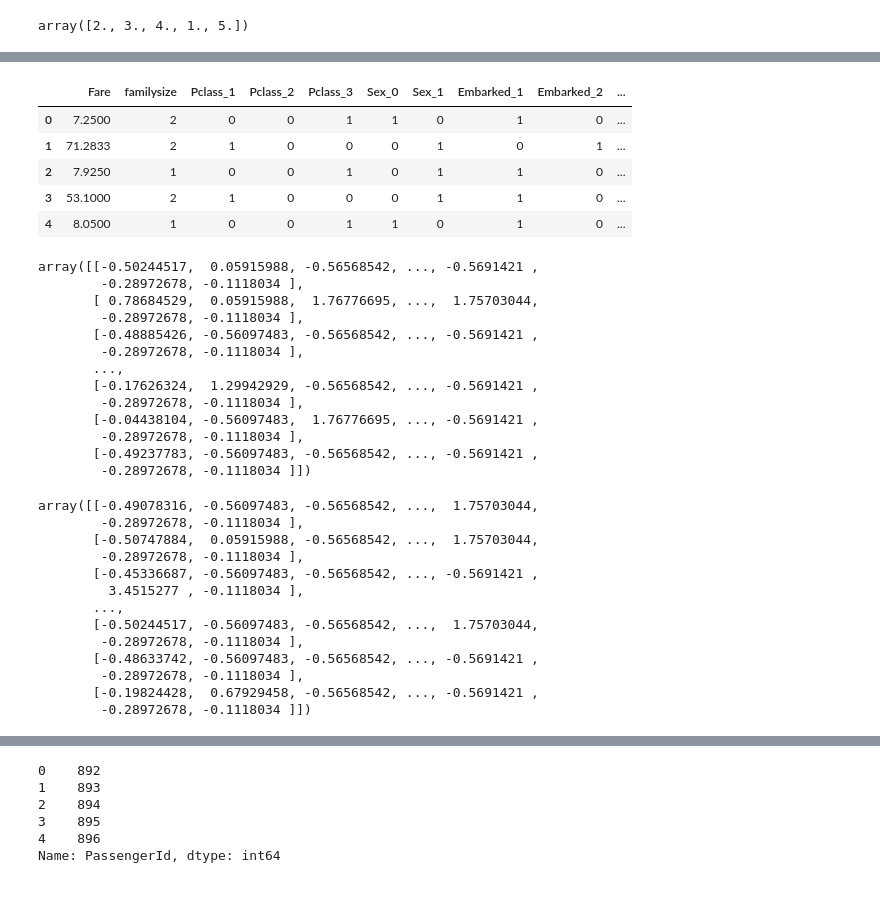
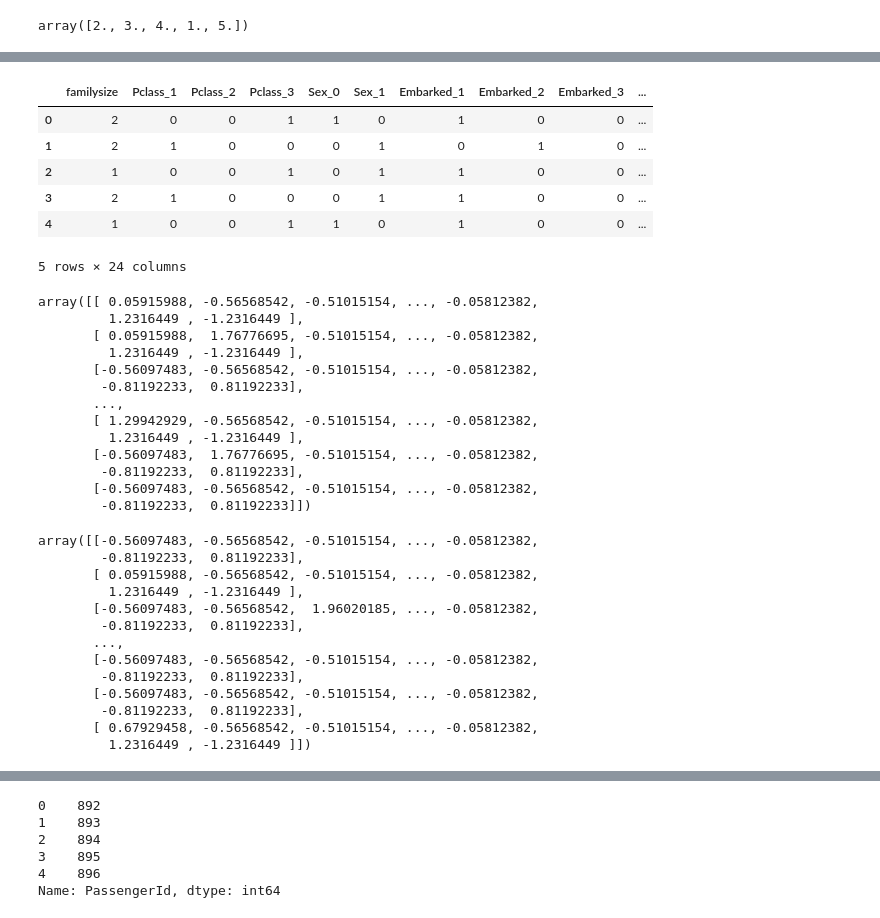
Before and after one commit to bhalalaparas/Titanic-Kaggle, a Jupyter notebook: titanic-kaggel.ipynb, the cells around one changed output, grey strips where cells are left out. Saved outputs shown, nothing was run; the diff lists cells and outputs as text; code cells hidden in the pictures.

```diff
--- a/titanic-kaggel.ipynb
+++ b/titanic-kaggel.ipynb
@@ -245,5 +245,5 @@ array([2., 3., 4., 1., 5.])
 # %%
 combine=combine.drop(['Age_Band'],1)
 # %%
-# combine['Fare_Band']=pd.cut(combine['Fare'],3)
-# combine['Fare_Band'].unique()
+combine['Fare_Band']=pd.cut(combine['Fare'],3)
+combine['Fare_Band'].unique()
@@ -250,5 +253,8 @@ combine=combine.drop(['Age_Band'],1)
 # %%
-# combine.loc[(combine['Fare']<=170.776),'Fare']=1
-# combine.loc[(combine['Fare']>170.776) & (combine['Fare']<=314.553),'Fare']=2
-# combine.loc[(combine['Fare']>314.553) & (combine['Fare']<=512.329),'Fare']=3
-# combine=combine.drop(['Fare_Band'],1)
+combine.loc[(combine['Fare']<=170.776),'Fare']=1
+combine.loc[(combine['Fare']>170.776) & (combine['Fare']<=314.553),'Fare']=2
+combine.loc[(combine['Fare']>314.553) & (combine['Fare']<=512.329),'Fare']=3
+combine=combine.drop(['Fare_Band'],1)
+# %%
+combine['isalone']=0
+combine.loc[(combine['familysize']<2),"isalone"]=1
@@ -255,13 +270,14 @@ combine=combine.drop(['Age_Band'],1)
 # %%
-combine=pd.get_dummies(columns=['Pclass','Sex','Embarked','Title','Age'],data=combine)
+combine=pd.get_dummies(columns=['Pclass','Sex','Embarked','Title','Age','Fare','isalone'],data=combine)
 combine.head()
 # %% [output]
-|  | Fare | familysize | Pclass_1 | Pclass_2 | Pclass_3 | Sex_0 | Sex_1 | Embarked_1 | Embarked_2 | ... |
-| 0 | 7.2500 | 2 | 0 | 0 | 1 | 1 | 0 | 1 | 0 | ... |
-| 1 | 71.2833 | 2 | 1 | 0 | 0 | 0 | 1 | 0 | 1 | ... |
-| 2 | 7.9250 | 1 | 0 | 0 | 1 | 0 | 1 | 1 | 0 | ... |
-| 3 | 53.1000 | 2 | 1 | 0 | 0 | 0 | 1 | 1 | 0 | ... |
-| 4 | 8.0500 | 1 | 0 | 0 | 1 | 1 | 0 | 1 | 0 | ... |
+|  | familysize | Pclass_1 | Pclass_2 | Pclass_3 | Sex_0 | Sex_1 | Embarked_1 | Embarked_2 | Embarked_3 | ... |
+| 0 | 2 | 0 | 0 | 1 | 1 | 0 | 1 | 0 | 0 | ... |
+| 1 | 2 | 1 | 0 | 0 | 0 | 1 | 0 | 1 | 0 | ... |
+| 2 | 1 | 0 | 0 | 1 | 0 | 1 | 1 | 0 | 0 | ... |
+| 3 | 2 | 1 | 0 | 0 | 0 | 1 | 1 | 0 | 0 | ... |
+| 4 | 1 | 0 | 0 | 1 | 1 | 0 | 1 | 0 | 0 | ... |
+5 rows × 24 columns
 # %%
 x_train=combine.iloc[:trainrow]
 x_test=combine.iloc[trainrow:]
@@ -273,36 +289,36 @@ scaler.fit(x_train)
 x_scaled_train=scaler.transform(x_train)
 x_scaled_train
 # %% [output]
-array([[-0.50244517,  0.05915988, -0.56568542, ..., -0.5691421 ,
-        -0.28972678, -0.1118034 ],
-       [ 0.78684529,  0.05915988,  1.76776695, ...,  1.75703044,
-        -0.28972678, -0.1118034 ],
-       [-0.48885426, -0.56097483, -0.56568542, ..., -0.5691421 ,
-        -0.28972678, -0.1118034 ],
+array([[ 0.05915988, -0.56568542, -0.51015154, ..., -0.05812382,
+         1.2316449 , -1.2316449 ],
+       [ 0.05915988,  1.76776695, -0.51015154, ..., -0.05812382,
+         1.2316449 , -1.2316449 ],
+       [-0.56097483, -0.56568542, -0.51015154, ..., -0.05812382,
+        -0.81192233,  0.81192233],
        ...,
-       [-0.17626324,  1.29942929, -0.56568542, ..., -0.5691421 ,
-        -0.28972678, -0.1118034 ],
-       [-0.04438104, -0.56097483,  1.76776695, ..., -0.5691421 ,
-        -0.28972678, -0.1118034 ],
-       [-0.49237783, -0.56097483, -0.56568542, ..., -0.5691421 ,
-        -0.28972678, -0.1118034 ]])
+       [ 1.29942929, -0.56568542, -0.51015154, ..., -0.05812382,
+         1.2316449 , -1.2316449 ],
+       [-0.56097483,  1.76776695, -0.51015154, ..., -0.05812382,
+        -0.81192233,  0.81192233],
+       [-0.56097483, -0.56568542, -0.51015154, ..., -0.05812382,
+        -0.81192233,  0.81192233]])
 # %%
 x_scaled_test=scaler.transform(x_test)
 x_scaled_test
 # %% [output]
-array([[-0.49078316, -0.56097483, -0.56568542, ...,  1.75703044,
-        -0.28972678, -0.1118034 ],
-       [-0.50747884,  0.05915988, -0.56568542, ...,  1.75703044,
-        -0.28972678, -0.1118034 ],
-       [-0.45336687, -0.56097483, -0.56568542, ..., -0.5691421 ,
-         3.4515277 , -0.1118034 ],
+array([[-0.56097483, -0.56568542, -0.51015154, ..., -0.05812382,
+        -0.81192233,  0.81192233],
+       [ 0.05915988, -0.56568542, -0.51015154, ..., -0.05812382,
+         1.2316449 , -1.2316449 ],
+       [-0.56097483, -0.56568542,  1.96020185, ..., -0.05812382,
+        -0.81192233,  0.81192233],
        ...,
-       [-0.50244517, -0.56097483, -0.56568542, ...,  1.75703044,
-        -0.28972678, -0.1118034 ],
-       [-0.48633742, -0.56097483, -0.56568542, ..., -0.5691421 ,
-        -0.28972678, -0.1118034 ],
-       [-0.19824428,  0.67929458, -0.56568542, ..., -0.5691421 ,
-        -0.28972678, -0.1118034 ]])
+       [-0.56097483, -0.56568542, -0.51015154, ..., -0.05812382,
+        -0.81192233,  0.81192233],
+       [-0.56097483, -0.56568542, -0.51015154, ..., -0.05812382,
+        -0.81192233,  0.81192233],
+       [ 0.67929458, -0.56568542, -0.51015154, ..., -0.05812382,
+         1.2316449 , -1.2316449 ]])
 # %%
 from sklearn.linear_model import LogisticRegression
 reg=LogisticRegression()
```
Also changed, not shown: parts of 7 cells of this notebook.
